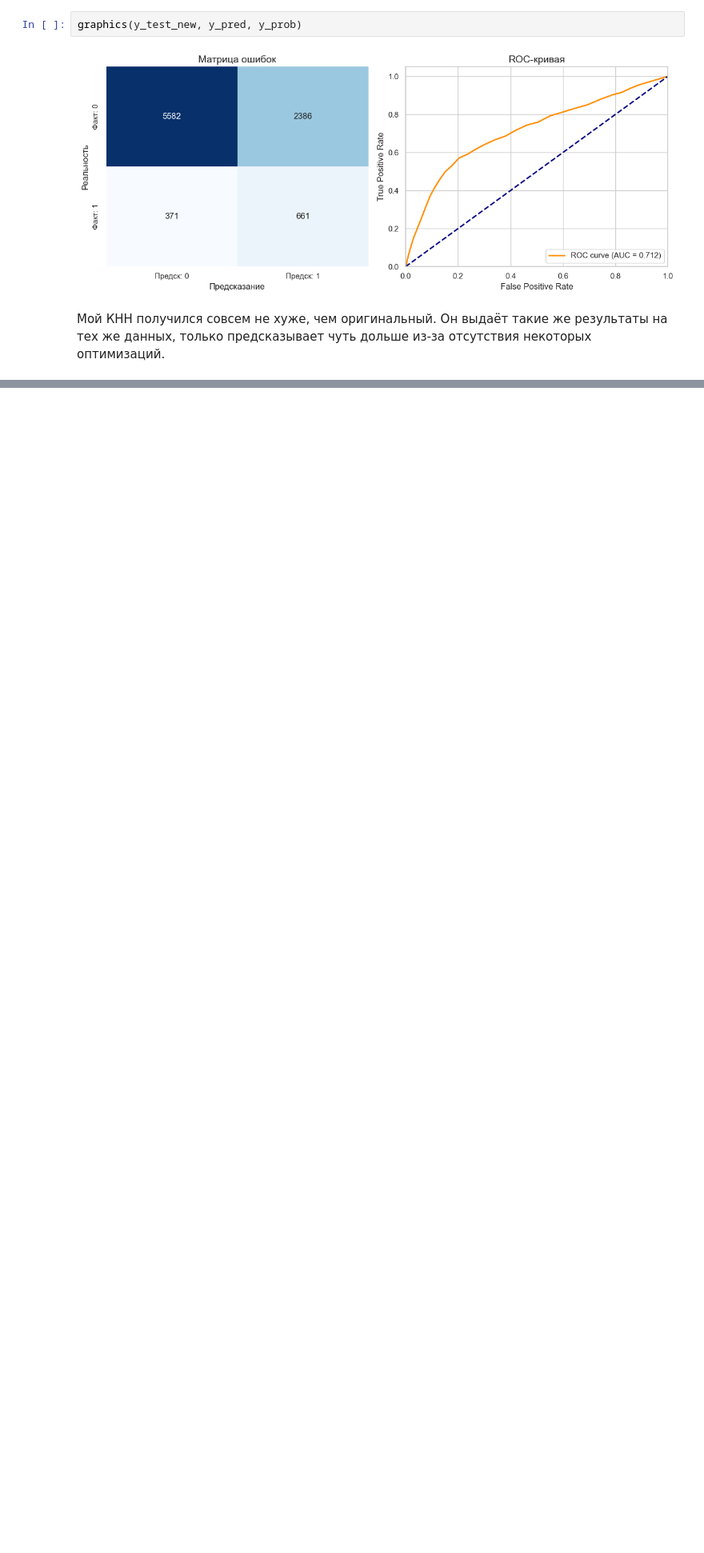
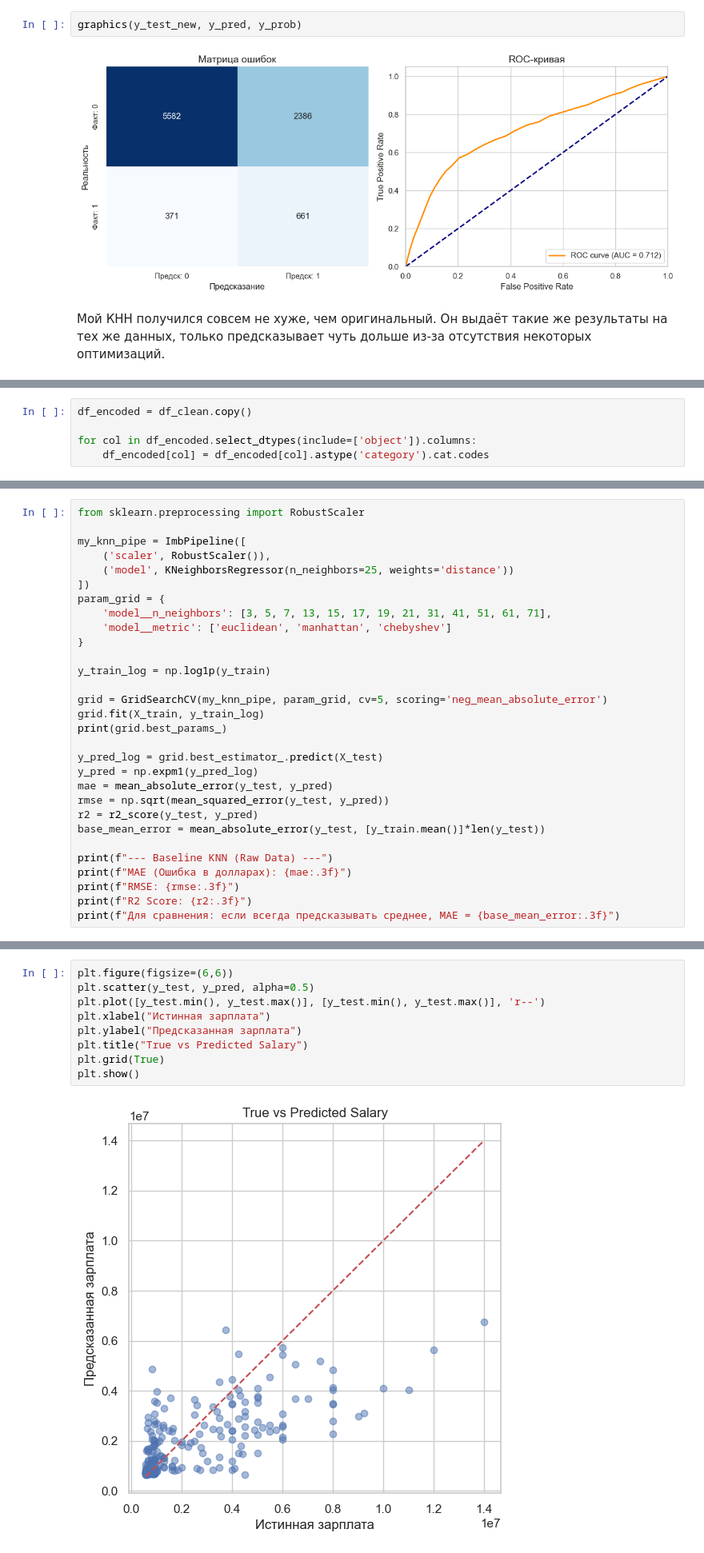
Before and after one commit to zloyaloha/ai-frameworks, a Jupyter notebook: lab1.ipynb, the cells around one changed output, grey strips where cells are left out. Shown at 80% size. Drawn from its saved outputs; the diff is of its cells as text; blank space fills up the shorter version.

```diff
--- a/lab1.ipynb
+++ b/lab1.ipynb
@@ -343,0 +511,5 @@ graphics(y_test_new, y_pred, y_prob)
+# %%
+df_encoded = df_clean.copy()
+
+for col in df_encoded.select_dtypes(include=['object']).columns:
+    df_encoded[col] = df_encoded[col].astype('category').cat.codes
@@ -343,0 +537,30 @@ graphics(y_test_new, y_pred, y_prob)
+# %%
+from sklearn.preprocessing import RobustScaler
+
+my_knn_pipe = ImbPipeline([
+    ('scaler', RobustScaler()),
+    ('model', KNeighborsRegressor(n_neighbors=25, weights='distance'))
+])
+param_grid = {
+    'model__n_neighbors': [3, 5, 7, 13, 15, 17, 19, 21, 31, 41, 51, 61, 71],
+    'model__metric': ['euclidean', 'manhattan', 'chebyshev']
+}
+
+y_train_log = np.log1p(y_train)
+
+grid = GridSearchCV(my_knn_pipe, param_grid, cv=5, scoring='neg_mean_absolute_error')
+grid.fit(X_train, y_train_log)
+print(grid.best_params_)
+
+y_pred_log = grid.best_estimator_.predict(X_test)
+y_pred = np.expm1(y_pred_log)
+mae = mean_absolute_error(y_test, y_pred)
+rmse = np.sqrt(mean_squared_error(y_test, y_pred))
+r2 = r2_score(y_test, y_pred)
+base_mean_error = mean_absolute_error(y_test, [y_train.mean()]*len(y_test))
+
+print(f"--- Baseline KNN (Raw Data) ---")
+print(f"MAE (Ошибка в долларах): {mae:.3f}")
+print(f"RMSE: {rmse:.3f}")
+print(f"R2 Score: {r2:.3f}")
+print(f"Для сравнения: если всегда предсказывать среднее, MAE = {base_mean_error:.3f}")
@@ -343,0 +574,11 @@ graphics(y_test_new, y_pred, y_prob)
+# %%
+plt.figure(figsize=(6,6))
+plt.scatter(y_test, y_pred, alpha=0.5)
+plt.plot([y_test.min(), y_test.max()], [y_test.min(), y_test.max()], 'r--')
+plt.xlabel("Истинная зарплата")
+plt.ylabel("Предсказанная зарплата")
+plt.title("True vs Predicted Salary")
+plt.grid(True)
+plt.show()
+# %% [output]
+[figure, added]
```
Also changed, not shown: parts of 25 cells of this notebook.
